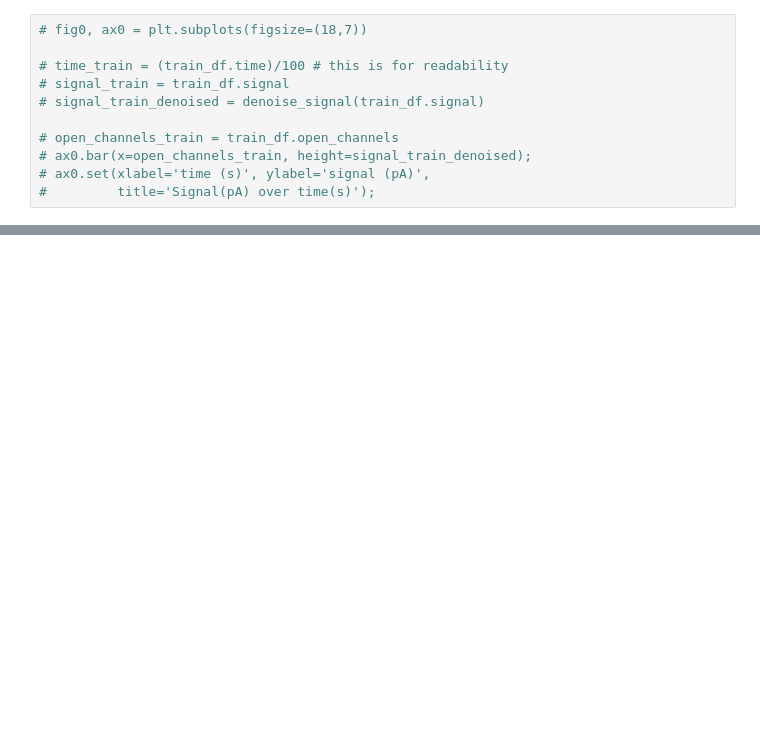
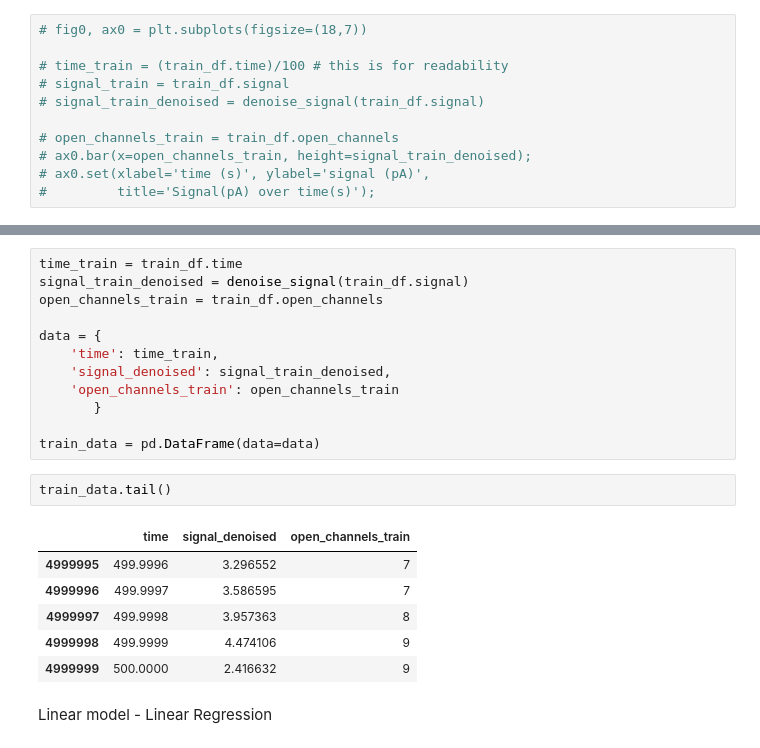
Before and after one commit to AymanSulaiman/ion_switching_challenge, a Jupyter notebook: Data Exploration.ipynb, the cells around one changed output, grey strips where cells are left out. Cells and saved outputs as stored; diff of their text form; blank space fills up the shorter version.

```diff
--- a/Data Exploration.ipynb
+++ b/Data Exploration.ipynb
@@ -253,0 +284,23 @@ ax0.set(xlabel='time (s)', ylabel='signal (pA)',
+# %%
+time_train = train_df.time
+signal_train_denoised = denoise_signal(train_df.signal)
+open_channels_train = train_df.open_channels
+
+data = {
+    'time': time_train,
+    'signal_denoised': signal_train_denoised,
+    'open_channels_train': open_channels_train
+       }
+
+train_data = pd.DataFrame(data=data)
+# %%
+train_data.tail()
+# %% [output]
+|  | time | signal_denoised | open_channels_train |
+| 4999995 | 499.9996 | 3.296552 | 7 |
+| 4999996 | 499.9997 | 3.586595 | 7 |
+| 4999997 | 499.9998 | 3.957363 | 8 |
+| 4999998 | 499.9999 | 4.474106 | 9 |
+| 4999999 | 500.0000 | 2.416632 | 9 |
+# %% [markdown]
+Linear model - Linear Regression
```
Also changed, not shown: parts of 14 cells of this notebook.
